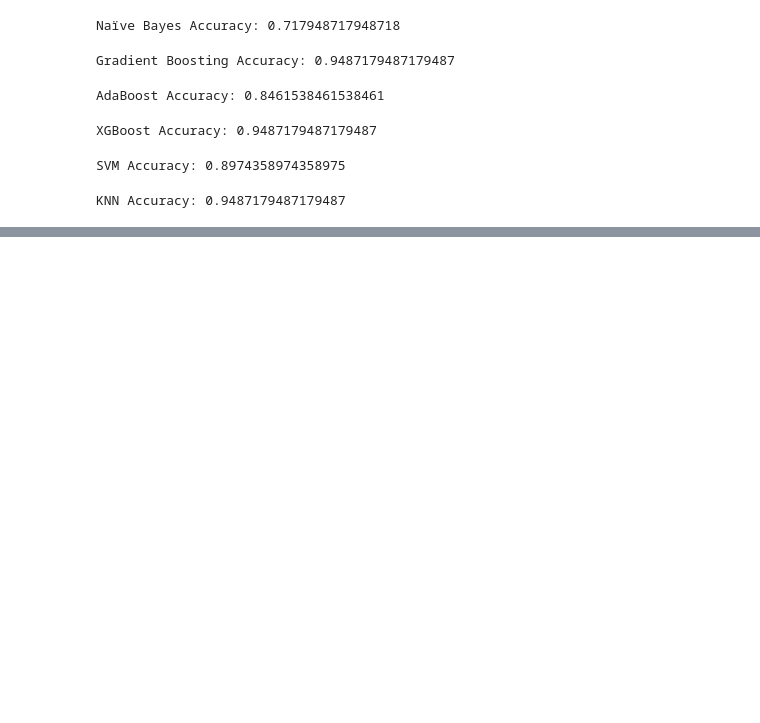
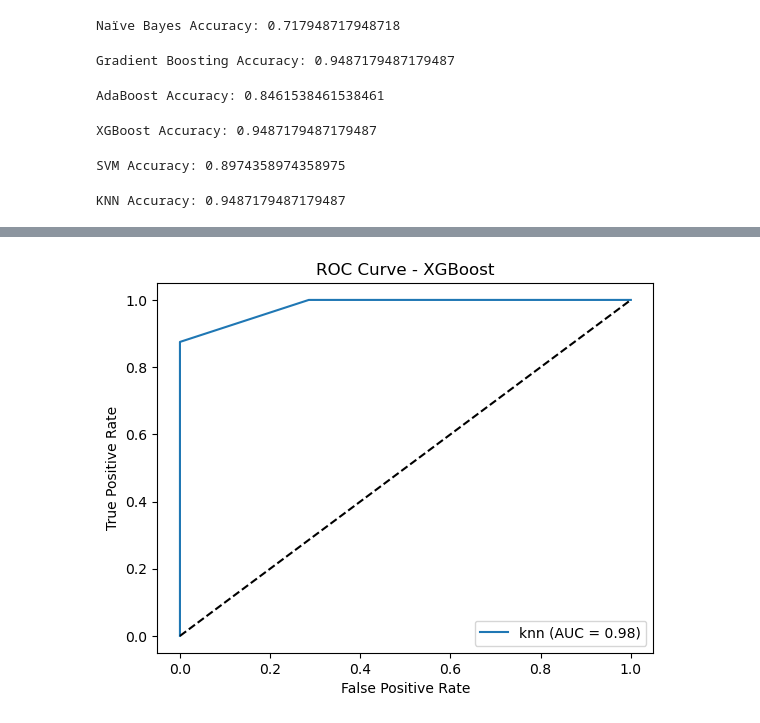
Before and after one commit to Selvaganapathy-k/Parkinsson-disease-Prediction, a Jupyter notebook: parkinsson_disease_pre.ipynb, the cells around one changed output, grey strips where cells are left out. Saved outputs shown, nothing was run; the diff lists cells and outputs as text; code cells hidden in the pictures; blank space fills up the shorter version.

```diff
--- a/parkinsson_disease_pre.ipynb
+++ b/parkinsson_disease_pre.ipynb
@@ -112,8 +99,3 @@ y = df['status']
 X_scaled = scaler.fit_transform(X)
 # %%
 X_train, X_test, y_train, y_test = train_test_split(X_scaled, y, test_size=0.2, random_state=42)
-# %%
-ridge = RidgeClassifier()
-ridge.fit(X_train, y_train)
-y_pred_ridge = ridge.predict(X_test)
-print('Ridge Classifier Accuracy:', accuracy_score(y_test, y_pred_ridge))
@@ -122,5 +101,0 @@ Ridge Classifier Accuracy: 0.9230769230769231
-# %%
-lasso = LogisticRegression(penalty='l1', solver='liblinear', max_iter=1000)
-lasso.fit(X_train, y_train)
-y_pred_lasso = lasso.predict(X_test)
-print('Lasso (L1 Logistic Regression) Accuracy:', accuracy_score(y_test, y_pred_lasso))
@@ -229,0 +266,14 @@ weighted avg       0.87      0.87      0.87        39
+# %%
+# ROC curve for XGBoost
+from sklearn.metrics import roc_curve
+fpr, tpr, thresholds = roc_curve(y_test, y_proba_knn)
+plt.figure()
+plt.plot(fpr, tpr, label=f'knn (AUC = {roc_auc_knn:.2f})')
+plt.plot([0,1], [0,1], 'k--')  # Diagonal line
+plt.xlabel('False Positive Rate')
+plt.ylabel('True Positive Rate')
+plt.title('ROC Curve - XGBoost')
+plt.legend(loc='lower right')
+plt.show()
+# %% [output]
+[figure, added]
```
Also changed, not shown: parts of 9 cells of this notebook, 1 other file.
